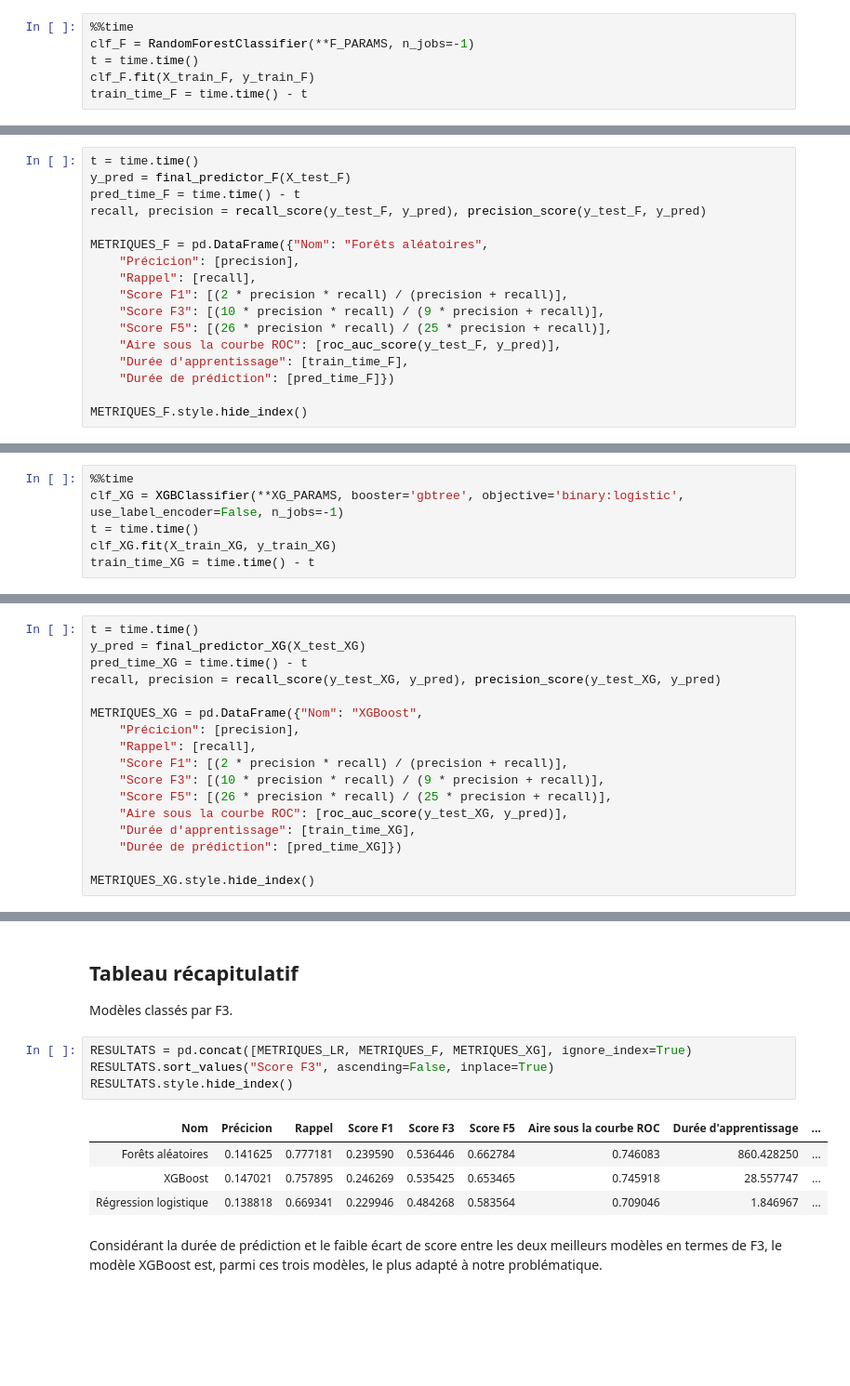
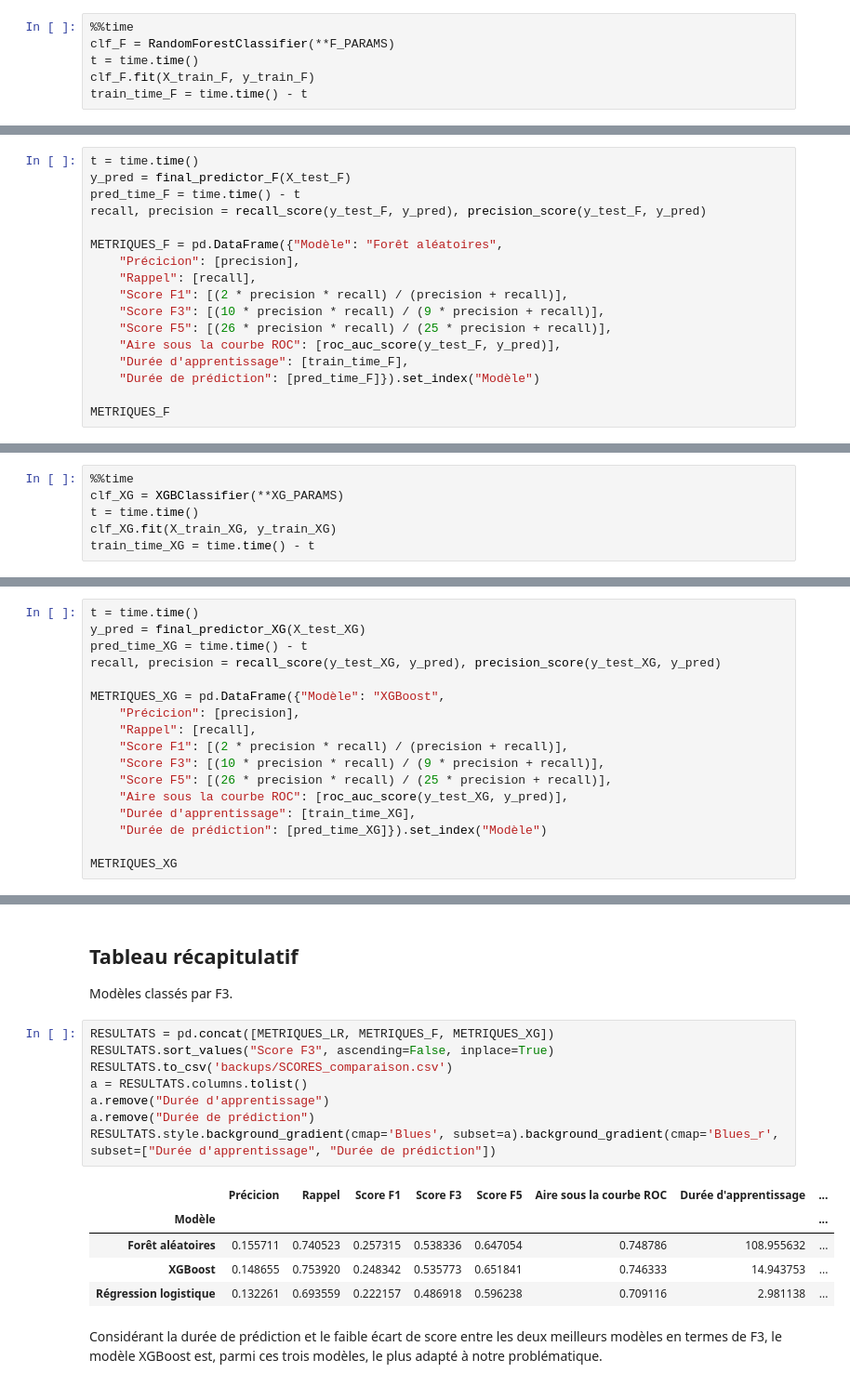
Before and after one commit to baptiste-pasquier/statapp, a Jupyter notebook: comparaison.ipynb, the cells around one changed output, grey strips where cells are left out. Shown at 93% size. Saved outputs shown, nothing was run; the diff lists cells and outputs as text; blank space fills up the shorter version.

Commit message:
calcul comparaison

```diff
--- a/comparaison.ipynb
+++ b/comparaison.ipynb
@@ -211,7 +224,7 @@ X_test_F = datasets_df_test['X']
 y_test_F = datasets_df_test['y']
 # %%
 %%time
-clf_F = RandomForestClassifier(**F_PARAMS, n_jobs=-1)
+clf_F = RandomForestClassifier(**F_PARAMS)
 t = time.time()
 clf_F.fit(X_train_F, y_train_F)
 train_time_F = time.time() - t
@@ -253,7 +266,7 @@ y_pred = final_predictor_F(X_test_F)
 pred_time_F = time.time() - t
 recall, precision = recall_score(y_test_F, y_pred), precision_score(y_test_F, y_pred)
 
-METRIQUES_F = pd.DataFrame({"Nom": "Forêts aléatoires",
+METRIQUES_F = pd.DataFrame({"Modèle": "Forêt aléatoires",
     "Précicion": [precision],
     "Rappel": [recall],
     "Score F1": [(2 * precision * recall) / (precision + recall)],
@@ -261,7 +274,7 @@ METRIQUES_F = pd.DataFrame({"Nom": "Forêts aléatoires",
     "Score F5": [(26 * precision * recall) / (25 * precision + recall)],
     "Aire sous la courbe ROC": [roc_auc_score(y_test_F, y_pred)],
     "Durée d'apprentissage": [train_time_F],
-    "Durée de prédiction": [pred_time_F]})
+    "Durée de prédiction": [pred_time_F]}).set_index("Modèle")
 
-METRIQUES_F.style.hide_index()
+METRIQUES_F
 # %% [output]
@@ -280,7 +294,7 @@ X_test_XG = datasets_df_test['X']
 y_test_XG = datasets_df_test['y']
 # %%
 %%time
-clf_XG = XGBClassifier(**XG_PARAMS, booster='gbtree', objective='binary:logistic', use_label_encoder=False, n_jobs=-1)
+clf_XG = XGBClassifier(**XG_PARAMS)
 t = time.time()
 clf_XG.fit(X_train_XG, y_train_XG)
 train_time_XG = time.time() - t
@@ -323,7 +336,7 @@ y_pred = final_predictor_XG(X_test_XG)
 pred_time_XG = time.time() - t
 recall, precision = recall_score(y_test_XG, y_pred), precision_score(y_test_XG, y_pred)
 
-METRIQUES_XG = pd.DataFrame({"Nom": "XGBoost",
+METRIQUES_XG = pd.DataFrame({"Modèle": "XGBoost",
     "Précicion": [precision],
     "Rappel": [recall],
     "Score F1": [(2 * precision * recall) / (precision + recall)],
@@ -331,7 +344,7 @@ METRIQUES_XG = pd.DataFrame({"Nom": "XGBoost",
     "Score F5": [(26 * precision * recall) / (25 * precision + recall)],
     "Aire sous la courbe ROC": [roc_auc_score(y_test_XG, y_pred)],
     "Durée d'apprentissage": [train_time_XG],
-    "Durée de prédiction": [pred_time_XG]})
+    "Durée de prédiction": [pred_time_XG]}).set_index("Modèle")
 
-METRIQUES_XG.style.hide_index()
+METRIQUES_XG
 # %% [output]
@@ -342,14 +356,19 @@ METRIQUES_XG.style.hide_index()
 
 Modèles classés par F3.
 # %%
-RESULTATS = pd.concat([METRIQUES_LR, METRIQUES_F, METRIQUES_XG], ignore_index=True)
+RESULTATS = pd.concat([METRIQUES_LR, METRIQUES_F, METRIQUES_XG])
 RESULTATS.sort_values("Score F3", ascending=False, inplace=True)
-RESULTATS.style.hide_index()
+RESULTATS.to_csv('backups/SCORES_comparaison.csv')
+a = RESULTATS.columns.tolist()
+a.remove("Durée d'apprentissage")
+a.remove("Durée de prédiction")
+RESULTATS.style.background_gradient(cmap='Blues', subset=a).background_gradient(cmap='Blues_r', subset=["Durée d'apprentissage", "Durée de prédiction"])
 # %% [output]
-| Nom | Précicion | Rappel | Score F1 | Score F3 | Score F5 | Aire sous la courbe ROC | Durée d'apprentissage | ... |
-| Forêts aléatoires | 0.141625 | 0.777181 | 0.239590 | 0.536446 | 0.662784 | 0.746083 | 860.428250 | ... |
-| XGBoost | 0.147021 | 0.757895 | 0.246269 | 0.535425 | 0.653465 | 0.745918 | 28.557747 | ... |
-| Régression logistique | 0.138818 | 0.669341 | 0.229946 | 0.484268 | 0.583564 | 0.709046 | 1.846967 | ... |
+|  | Précicion | Rappel | Score F1 | Score F3 | Score F5 | Aire sous la courbe ROC | Durée d'apprentissage | ... |
+| Modèle |  |  |  |  |  |  |  | ... |
+| Forêt aléatoires | 0.155711 | 0.740523 | 0.257315 | 0.538336 | 0.647054 | 0.748786 | 108.955632 | ... |
+| XGBoost | 0.148655 | 0.753920 | 0.248342 | 0.535773 | 0.651841 | 0.746333 | 14.943753 | ... |
+| Régression logistique | 0.132261 | 0.693559 | 0.222157 | 0.486918 | 0.596238 | 0.709116 | 2.981138 | ... |
 # %% [markdown]
 Considérant la durée de prédiction et le faible écart de score entre les deux meilleurs modèles en termes de F3, le modèle XGBoost est, parmi ces trois modèles, le plus adapté à notre problématique.
 # %%
```
Also changed, not shown: parts of 16 cells of this notebook, 1 other file.
